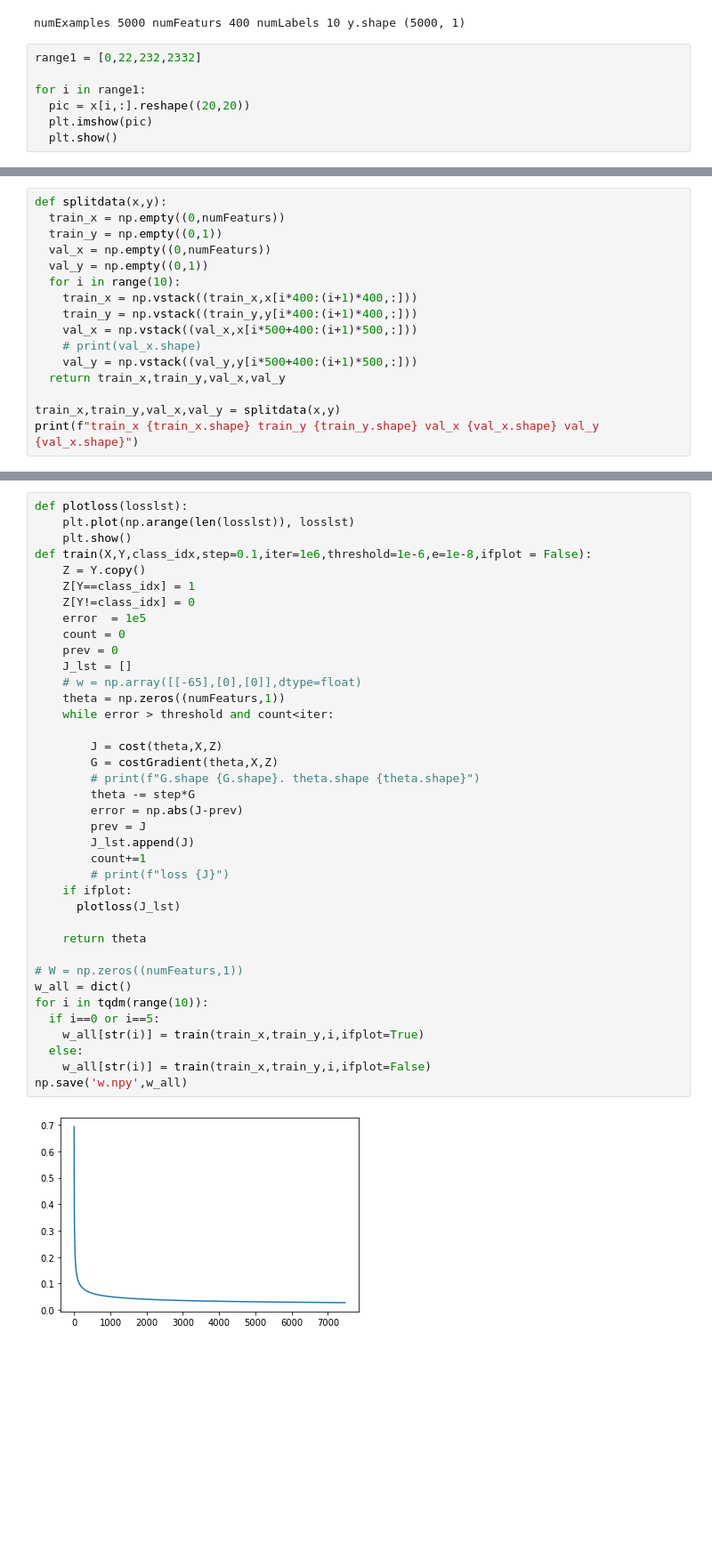
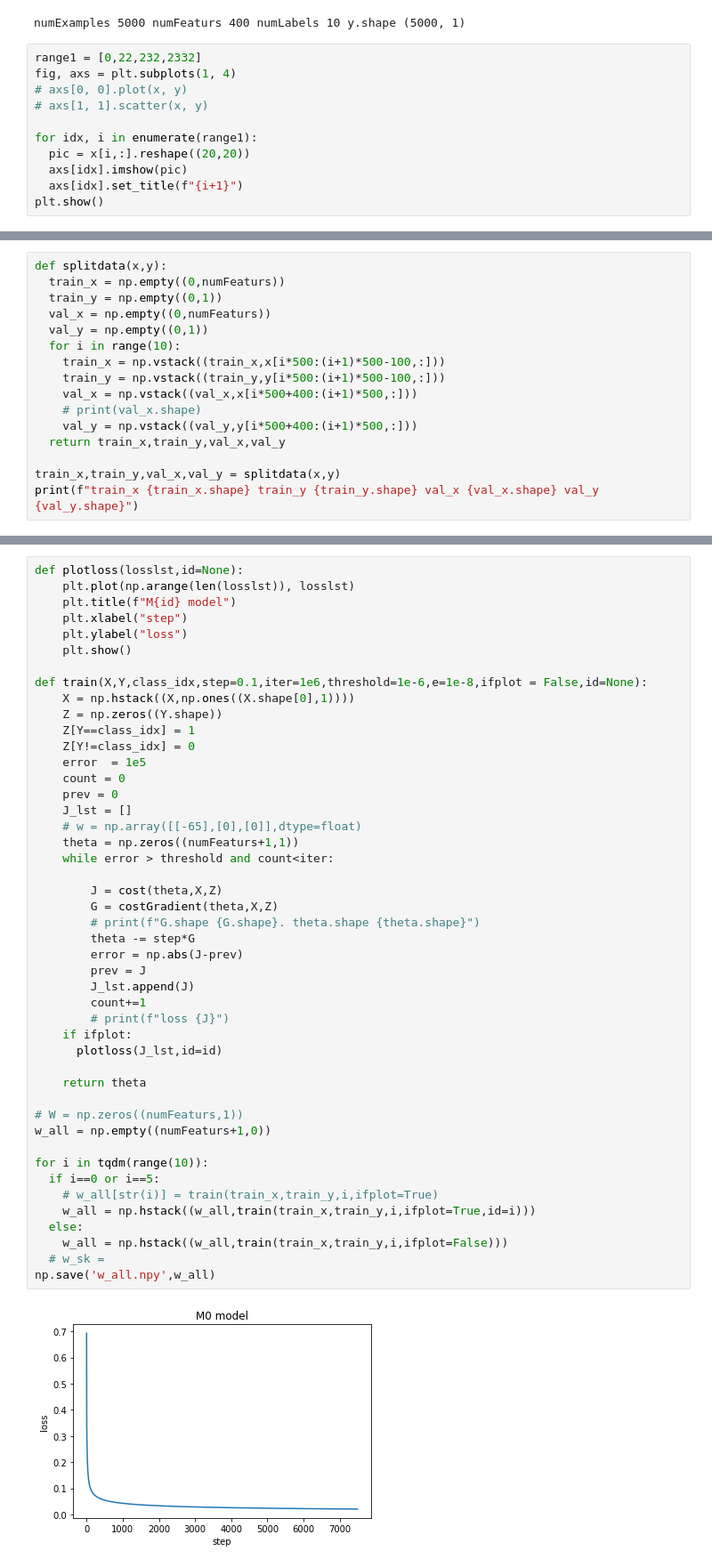
Before and after one commit to linjiw/787, a Jupyter notebook: hw4.ipynb, the cells around one changed output, grey strips where cells are left out. Shown at 89% size. Drawn from its saved outputs; the diff is of its cells as text; blank space fills up the shorter version.

```diff
--- a/hw4.ipynb
+++ b/hw4.ipynb
@@ -35,9 +42,13 @@ print(f"numExamples {numExamples} numFeaturs {numFeaturs} numLabels {numLabels}
 numExamples 5000 numFeaturs 400 numLabels 10 y.shape (5000, 1)
 # %%
 range1 = [0,22,232,2332]
+fig, axs = plt.subplots(1, 4)
+# axs[0, 0].plot(x, y)
+# axs[1, 1].scatter(x, y)
 
-for i in range1:
+for idx, i in enumerate(range1):
   pic = x[i,:].reshape((20,20))
-  plt.imshow(pic)
-  plt.show()
+  axs[idx].imshow(pic)
+  axs[idx].set_title(f"{i+1}")
+plt.show()
 # %% [output]
@@ -69,13 +81,13 @@ def splitdata(x,y):
   val_x = np.empty((0,numFeaturs))
   val_y = np.empty((0,1))
   for i in range(10):
-    train_x = np.vstack((train_x,x[i*400:(i+1)*400,:]))
-    train_y = np.vstack((train_y,y[i*400:(i+1)*400,:]))
+    train_x = np.vstack((train_x,x[i*500:(i+1)*500-100,:]))
+    train_y = np.vstack((train_y,y[i*500:(i+1)*500-100,:]))
     val_x = np.vstack((val_x,x[i*500+400:(i+1)*500,:]))
     # print(val_x.shape)
     val_y = np.vstack((val_y,y[i*500+400:(i+1)*500,:]))
   return train_x,train_y,val_x,val_y
 
 train_x,train_y,val_x,val_y = splitdata(x,y)
-print(f"train_x {train_x.shape} train_y {train_y.shape} val_x {val_x.shape} val_y {val_x.shape}")
+print(f"train_x {train_x.shape} train_y {train_y.shape} val_x {val_x.shape} val_y {val_y.shape}")
 # %% [output]
@@ -83,40 +95,48 @@ train_x (4000, 400) train_y (4000, 1) val_x (1000, 400) val_y (1000, 400)
 # %%
-def plotloss(losslst):
+def plotloss(losslst,id=None):
     plt.plot(np.arange(len(losslst)), losslst)
+    plt.title(f"M{id} model")
+    plt.xlabel("step")
+    plt.ylabel("loss")
     plt.show()
-def train(X,Y,class_idx,step=0.1,iter=1e6,threshold=1e-6,e=1e-8,ifplot = False):
-    Z = Y.copy()
+
+def train(X,Y,class_idx,step=0.1,iter=1e6,threshold=1e-6,e=1e-8,ifplot = False,id=None):
+    X = np.hstack((X,np.ones((X.shape[0],1))))
+    Z = np.zeros((Y.shape))
     Z[Y==class_idx] = 1
     Z[Y!=class_idx] = 0
     error  = 1e5
     count = 0
     prev = 0
     J_lst = []
     # w = np.array([[-65],[0],[0]],dtype=float)
-    theta = np.zeros((numFeaturs,1))
+    theta = np.zeros((numFeaturs+1,1))
     while error > threshold and count<iter:
 
         J = cost(theta,X,Z)
         G = costGradient(theta,X,Z)
         # print(f"G.shape {G.shape}. theta.shape {theta.shape}")
         theta -= step*G
         error = np.abs(J-prev)
         prev = J
         J_lst.append(J)
         count+=1
         # print(f"loss {J}")
     if ifplot:
-      plotloss(J_lst)
+      plotloss(J_lst,id=id)
 
     return theta
 
 # W = np.zeros((numFeaturs,1))
-w_all = dict()
+w_all = np.empty((numFeaturs+1,0))
+
 for i in tqdm(range(10)):
   if i==0 or i==5:
-    w_all[str(i)] = train(train_x,train_y,i,ifplot=True)
+    # w_all[str(i)] = train(train_x,train_y,i,ifplot=True)
+    w_all = np.hstack((w_all,train(train_x,train_y,i,ifplot=True,id=i)))
   else:
-    w_all[str(i)] = train(train_x,train_y,i,ifplot=False)
-np.save('w.npy',w_all)
+    w_all = np.hstack((w_all,train(train_x,train_y,i,ifplot=False)))
+  # w_sk =
+np.save('w_all.npy',w_all)
 # %% [output]
-[figure, old version]
+[figure, new version]
```
Also changed, not shown: parts of 72 cells of this notebook.
